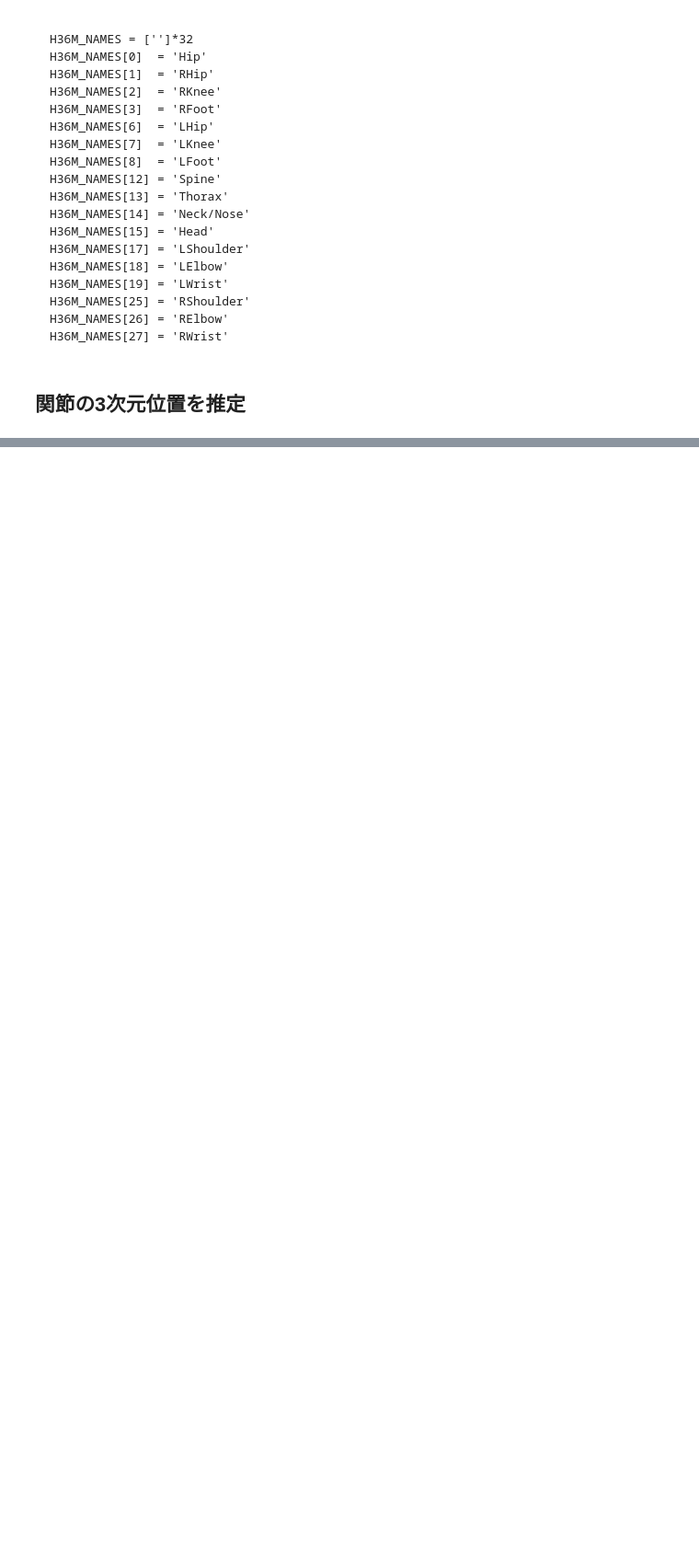
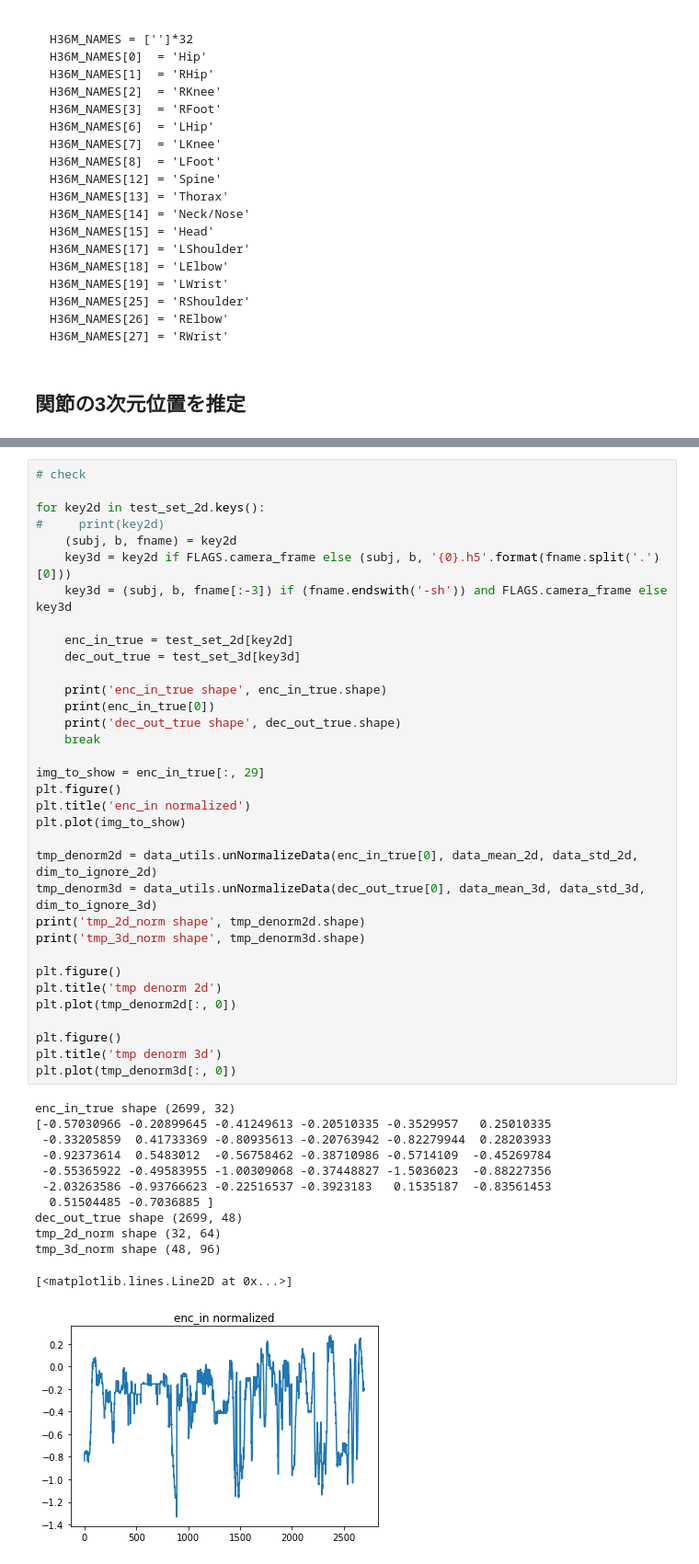
Before and after one commit to YukiOta/3d-pose-test, a Jupyter notebook: notebooks/workspace.ipynb, the cells around one changed output, grey strips where cells are left out. Shown at 92% size. Saved outputs shown, nothing was run; the diff lists cells and outputs as text; blank space fills up the shorter version.

```diff
--- a/notebooks/workspace.ipynb
+++ b/notebooks/workspace.ipynb
@@ -143,0 +177,47 @@ poses3d.shape
+# %%
+# check
+
+for key2d in test_set_2d.keys():
+#     print(key2d)
+    (subj, b, fname) = key2d
+    key3d = key2d if FLAGS.camera_frame else (subj, b, '{0}.h5'.format(fname.split('.')[0]))
+    key3d = (subj, b, fname[:-3]) if (fname.endswith('-sh')) and FLAGS.camera_frame else key3d
+
+    enc_in_true = test_set_2d[key2d]
+    dec_out_true = test_set_3d[key3d]
+
+    print('enc_in_true shape', enc_in_true.shape)
+    print(enc_in_true[0])
+    print('dec_out_true shape', dec_out_true.shape)
+    break
+
+img_to_show = enc_in_true[:, 29]
+plt.figure()
+plt.title('enc_in normalized')
+plt.plot(img_to_show)
+
+tmp_denorm2d = data_utils.unNormalizeData(enc_in_true[0], data_mean_2d, data_std_2d, dim_to_ignore_2d)
+tmp_denorm3d = data_utils.unNormalizeData(dec_out_true[0], data_mean_3d, data_std_3d, dim_to_ignore_3d)
+print('tmp_2d_norm shape', tmp_denorm2d.shape)
+print('tmp_3d_norm shape', tmp_denorm3d.shape)
+
+plt.figure()
+plt.title('tmp denorm 2d')
+plt.plot(tmp_denorm2d[:, 0])
+
+plt.figure()
+plt.title('tmp denorm 3d')
+plt.plot(tmp_denorm3d[:, 0])
+# %% [output]
+enc_in_true shape (2699, 32)
+[-0.57030966 -0.20899645 -0.41249613 -0.20510335 -0.3529957   0.25010335
+ -0.33205859  0.41733369 -0.80935613 -0.20763942 -0.82279944  0.28203933
+ -0.92373614  0.5483012  -0.56758462 -0.38710986 -0.5714109  -0.45269784
+ -0.55365922 -0.49583955 -1.00309068 -0.37448827 -1.5036023  -0.88227356
+ -2.03263586 -0.93766623 -0.22516537 -0.3923183   0.1535187  -0.83561453
+  0.51504485 -0.7036885 ]
+dec_out_true shape (2699, 48)
+tmp_2d_norm shape (32, 64)
+tmp_3d_norm shape (48, 96)
+[<matplotlib.lines.Line2D at 0x...>]
+[figure, added]
```
Also changed, not shown: parts of 16 cells of this notebook, 1 other file.
